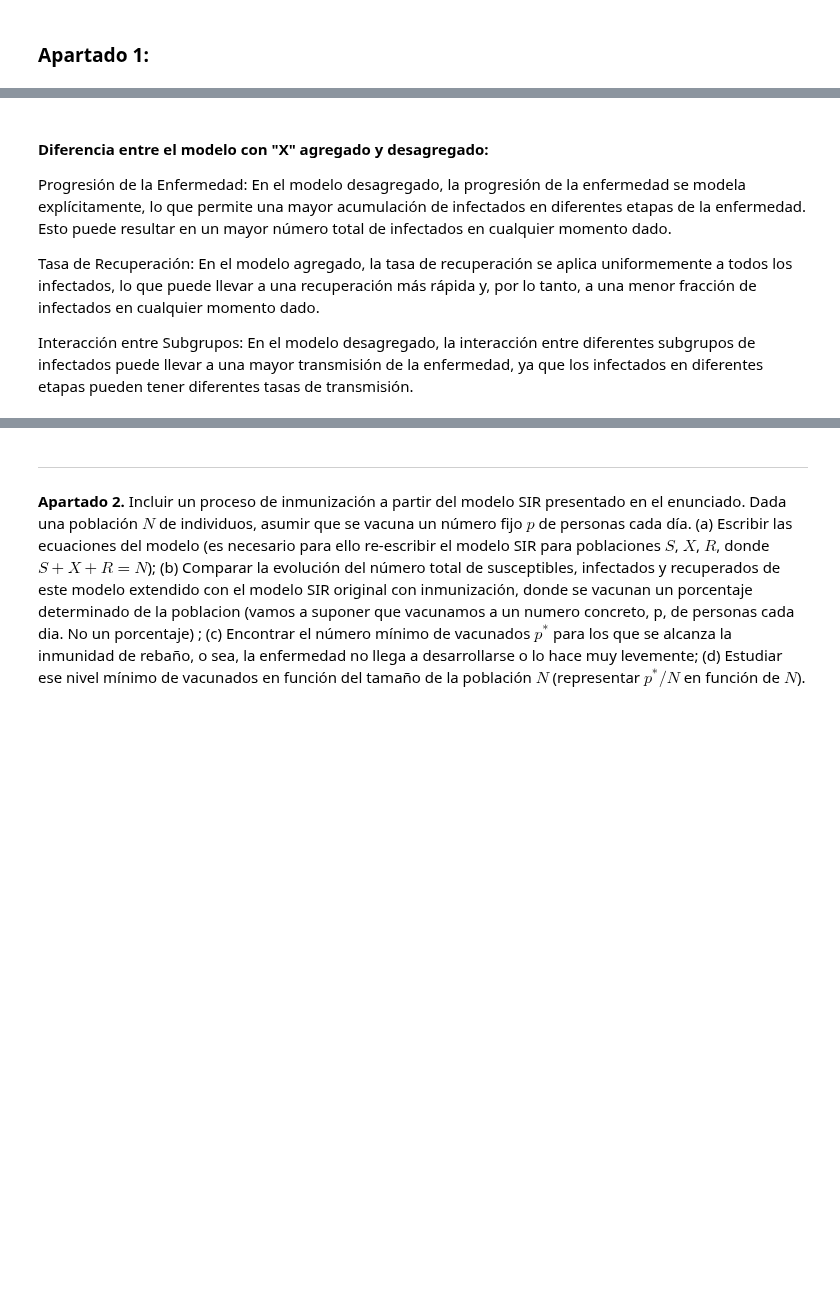
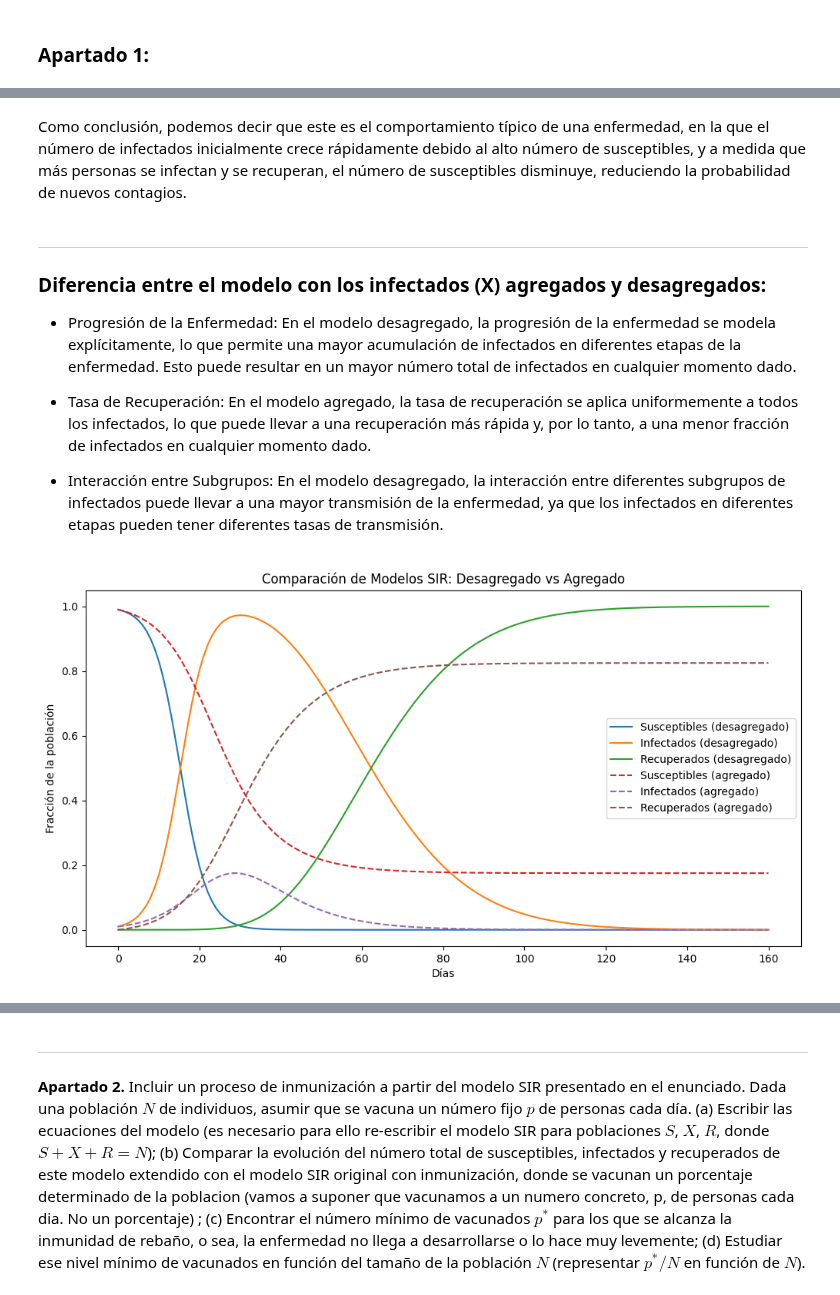
Before and after one commit to Davidgrcdz/SACSE-Practicas, a Jupyter notebook: Ejercicios/Ejercicios_propuestos_práctica3.ipynb, the cells around one changed output, grey strips where cells are left out. Drawn from its saved outputs; the diff is of its cells as text; code cells hidden in the pictures; blank space fills up the shorter version.

```diff
--- a/Ejercicios/Ejercicios_propuestos_práctica3.ipynb
+++ b/Ejercicios/Ejercicios_propuestos_práctica3.ipynb
@@ -90,51 +92,45 @@ plt.show()
+# %% [markdown]
+Como conclusión, podemos decir que este es el comportamiento típico de una enfermedad, en la que el número de infectados inicialmente crece rápidamente debido al alto número de susceptibles, y a medida que más personas se infectan y se recuperan, el número de susceptibles disminuye, reduciendo la probabilidad de nuevos contagios.
 # %% [markdown]
-#### Diferencia entre el modelo con "X" agregado y desagregado:
+----------------------------------------------------------------------------------------------------
 
-Progresión de la Enfermedad: En el modelo desagregado, la progresión de la enfermedad se modela explícitamente, lo que permite una mayor acumulación de infectados en diferentes etapas de la enfermedad. Esto puede resultar en un mayor número total de infectados en cualquier momento dado.
+### Diferencia entre el modelo con los infectados (X) agregados y desagregados:
 
-Tasa de Recuperación: En el modelo agregado, la tasa de recuperación se aplica uniformemente a todos los infectados, lo que puede llevar a una recuperación más rápida y, por lo tanto, a una menor fracción de infectados en cualquier momento dado.
+- Progresión de la Enfermedad: En el modelo desagregado, la progresión de la enfermedad se modela explícitamente, lo que permite una mayor acumulación de infectados en diferentes etapas de la enfermedad. Esto puede resultar en un mayor número total de infectados en cualquier momento dado.
 
-Interacción entre Subgrupos: En el modelo desagregado, la interacción entre diferentes subgrupos de infectados puede llevar a una mayor transmisión de la enfermedad, ya que los infectados en diferentes etapas pueden tener diferentes tasas de transmisión.
+- Tasa de Recuperación: En el modelo agregado, la tasa de recuperación se aplica uniformemente a todos los infectados, lo que puede llevar a una recuperación más rápida y, por lo tanto, a una menor fracción de infectados en cualquier momento dado.
+
+- Interacción entre Subgrupos: En el modelo desagregado, la interacción entre diferentes subgrupos de infectados puede llevar a una mayor transmisión de la enfermedad, ya que los infectados en diferentes etapas pueden tener diferentes tasas de transmisión.
 # %%
-import numpy as np
-from scipy.integrate import odeint
-import matplotlib.pyplot as plt
-
-# Parámetros del modelo
-re = 3         # numero de encuentros por día
-ri = 0.1       # tasas de infección
-beta = re * ri # tasa de contacto por día
-T = 7          # duración de la enfermedad en días
-gamma = 1 / T  # tasa de recuperación
-
-# Condiciones iniciales
-s0 = 0.99  # fracción inicial de susceptibles
-x0 = [0.01] + [0] * (T - 1)  # fracción inicial de infectados en cada día de infección (solo en x_1 hay infectados inicialmente)
-r0 = 0     # fracción inicial de recuperados
+"""Modelo Desagregado"""
 
 # Vector inicial de estado para el modelo desagregado
 initial_conditions_desagregado = [s0] + x0 + [r0]
 
 # Sistema de ecuaciones diferenciales para el modelo desagregado
 def model_desagregado(y, t, beta, gamma, T):
-    s = y[0]  # susceptibles
-    x = y[1:T+1]  # infectados en cada día de la enfermedad
-    r = y[T+1]  # recuperados
+    s = y[0]
+    x = y[1:T+1]
+    r = y[T+1]
 
     # Ecuación para los susceptibles
     ds_dt = -beta * s * sum(x)
 
     # Ecuaciones para los infectados en cada día d
     dx_dt = [0] * T
-    dx_dt[0] = beta * s * sum(x) - x[0] / T  # Primer día de infección
+    dx_dt[0] = beta * s * sum(x) - x[0] / T    # Primer día de infección
     for d in range(1, T-1):
-        dx_dt[d] = x[d-1] / T - x[d] / T  # Transición entre días de infección
-    dx_dt[T-1] = x[T-2] / T - gamma * x[T-1]  # Último día de infección
+        dx_dt[d] = x[d-1] / T - x[d] / T       # Infectados en el día d
+    dx_dt[T-1] = x[T-2] / T - gamma * x[T-1]   # Último día de infección
 
     # Ecuación para los recuperados
     dr_dt = gamma * x[T-1]
 
     return [ds_dt] + dx_dt + [dr_dt]
+
+
+
+"""Modelo Agregado"""
 
 # Vector inicial de estado para el modelo agregado
 initial_conditions_agregado = [s0, 0.01, r0]
@@ -149,37 +145,39 @@ def model_agregado(y, t, beta, gamma):
 
     return [ds_dt, di_dt, dr_dt]
 
-# Tiempo de simulación
-days = 160  # número de días a simular
+
+days = 160
 t = np.linspace(0, days, days)
 
 # Resolución del sistema de ecuaciones diferenciales para el modelo desagregado
 solution_desagregado = odeint(model_desagregado, initial_conditions_desagregado, t, args=(beta, gamma, T))
 s_desagregado = solution_desagregado[:, 0]
 x_desagregado = solution_desagregado[:, 1:T+1]
 r_desagregado = solution_desagregado[:, T+1]
 
 # Resolución del sistema de ecuaciones diferenciales para el modelo agregado
 solution_agregado = odeint(model_agregado, initial_conditions_agregado, t, args=(beta, gamma))
 s_agregado = solution_agregado[:, 0]
 i_agregado = solution_agregado[:, 1]
 r_agregado = solution_agregado[:, 2]
 
 # Gráfica de resultados
 plt.figure(figsize=(12, 6))
 
 # Modelo desagregado
 plt.plot(t, s_desagregado, label='Susceptibles (desagregado)')
 plt.plot(t, np.sum(x_desagregado, axis=1), label='Infectados (desagregado)')
 plt.plot(t, r_desagregado, label='Recuperados (desagregado)')
 
 # Modelo agregado
 plt.plot(t, s_agregado, '--', label='Susceptibles (agregado)')
 plt.plot(t, i_agregado, '--', label='Infectados (agregado)')
 plt.plot(t, r_agregado, '--', label='Recuperados (agregado)')
 
 plt.xlabel('Días')
 plt.ylabel('Fracción de la población')
 plt.legend()
 plt.title('Comparación de Modelos SIR: Desagregado vs Agregado')
 plt.show()
+# %% [output]
+[figure, added]
```
Also changed, not shown: parts of 18 cells of this notebook.
